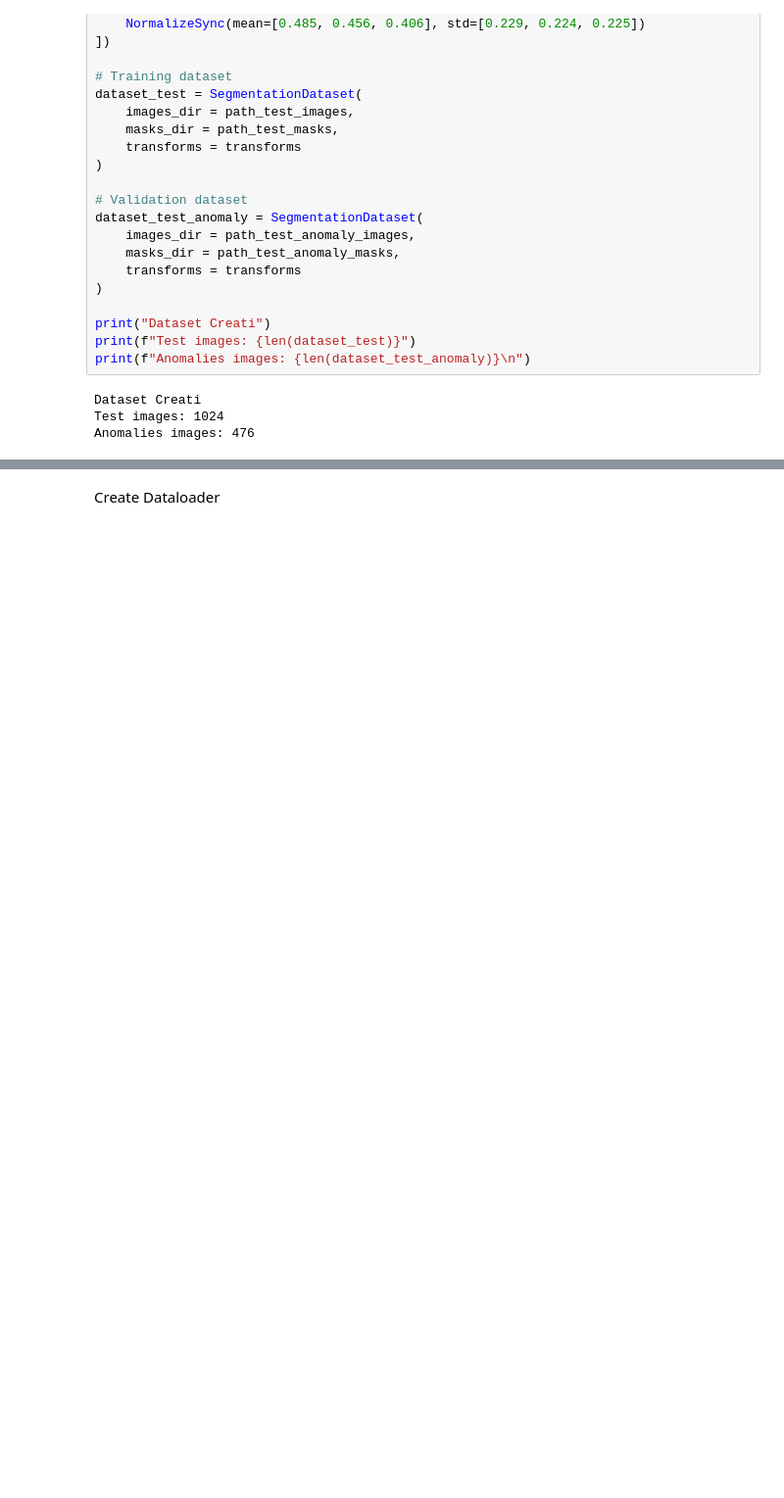
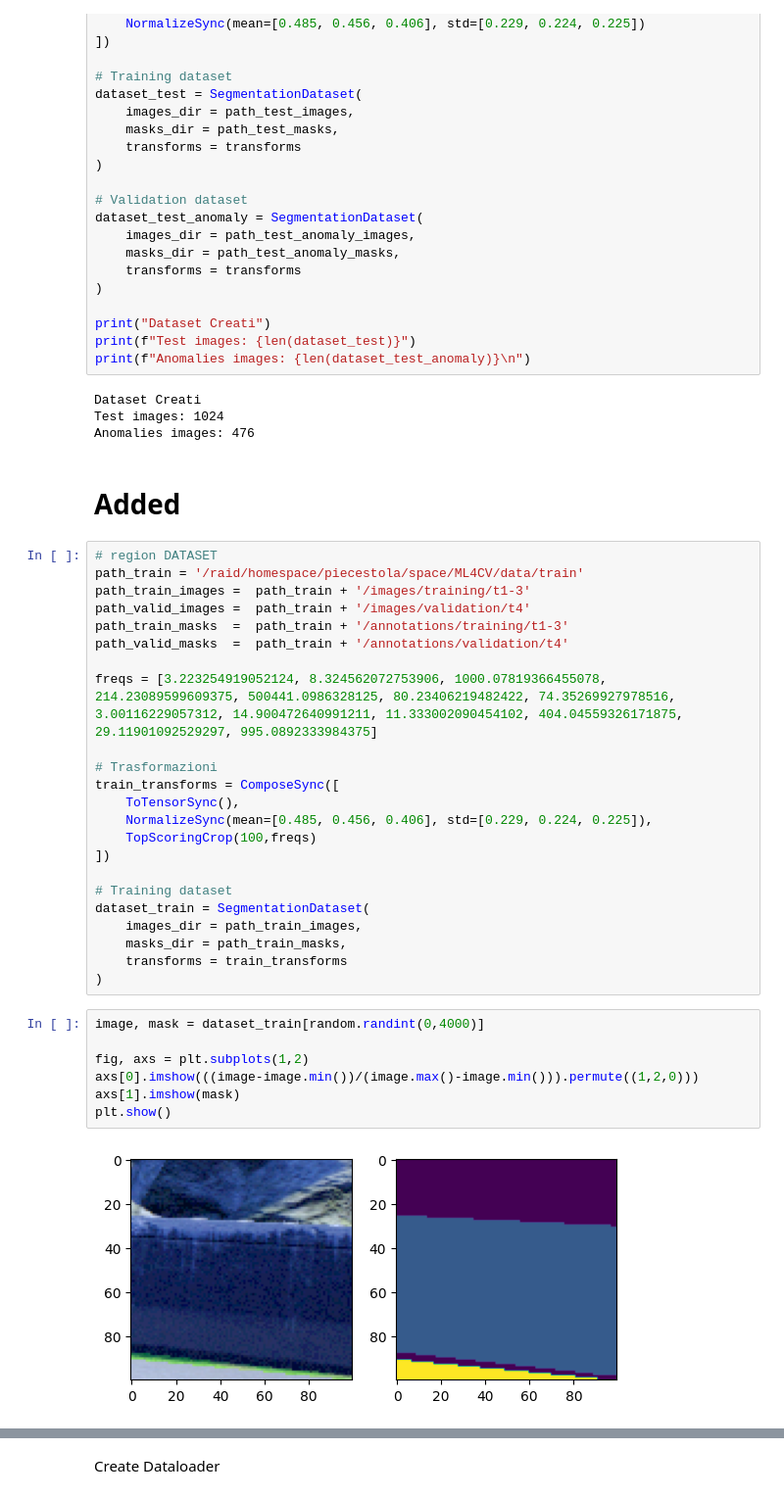
Before and after one commit to pcestola/ML4CV-Assignment, a Jupyter notebook: test.ipynb, the cells around one changed output, grey strips where cells are left out. Shown at 98% size. Saved outputs shown, nothing was run; the diff lists cells and outputs as text; blank space fills up the shorter version.

```diff
--- a/test.ipynb
+++ b/test.ipynb
@@ -154,3 +201,37 @@ print(f"Anomalies images: {len(dataset_test_anomaly)}\n")
 Dataset Creati
 Test images: 1024
 Anomalies images: 476
+# %% [markdown]
+# Added
+# %%
+# region DATASET
+path_train = '/raid/homespace/piecestola/space/ML4CV/data/train'
+path_train_images =  path_train + '/images/training/t1-3'
+path_valid_images =  path_train + '/images/validation/t4'
+path_train_masks  =  path_train + '/annotations/training/t1-3'
+path_valid_masks  =  path_train + '/annotations/validation/t4'
+
+freqs = [3.223254919052124, 8.324562072753906, 1000.07819366455078, 214.23089599609375, 500441.0986328125, 80.23406219482422, 74.35269927978516, 3.00116229057312, 14.900472640991211, 11.333002090454102, 404.04559326171875, 29.11901092529297, 995.0892333984375]
+
+# Trasformazioni
+train_transforms = ComposeSync([
+    ToTensorSync(),
+    NormalizeSync(mean=[0.485, 0.456, 0.406], std=[0.229, 0.224, 0.225]),
+    TopScoringCrop(100,freqs)
+])
+
+# Training dataset
+dataset_train = SegmentationDataset(
+    images_dir = path_train_images,
+    masks_dir = path_train_masks,
+    transforms = train_transforms
+)
+# %%
+image, mask = dataset_train[random.randint(0,4000)]
+
+fig, axs = plt.subplots(1,2)
+axs[0].imshow(((image-image.min())/(image.max()-image.min())).permute((1,2,0)))
+axs[1].imshow(mask)
+plt.show()
+# %% [output]
+[figure, added]
```
Also changed, not shown: parts of 14 cells of this notebook, 30 other files.
